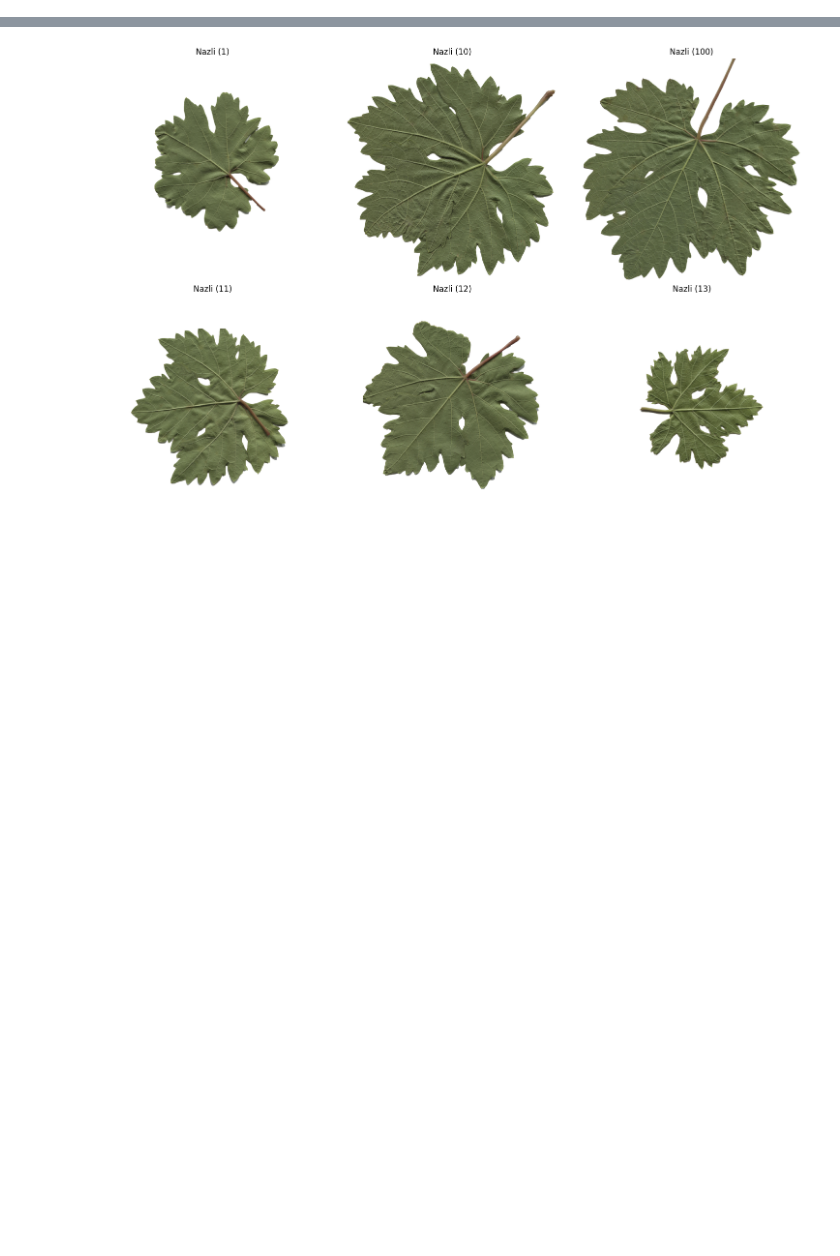
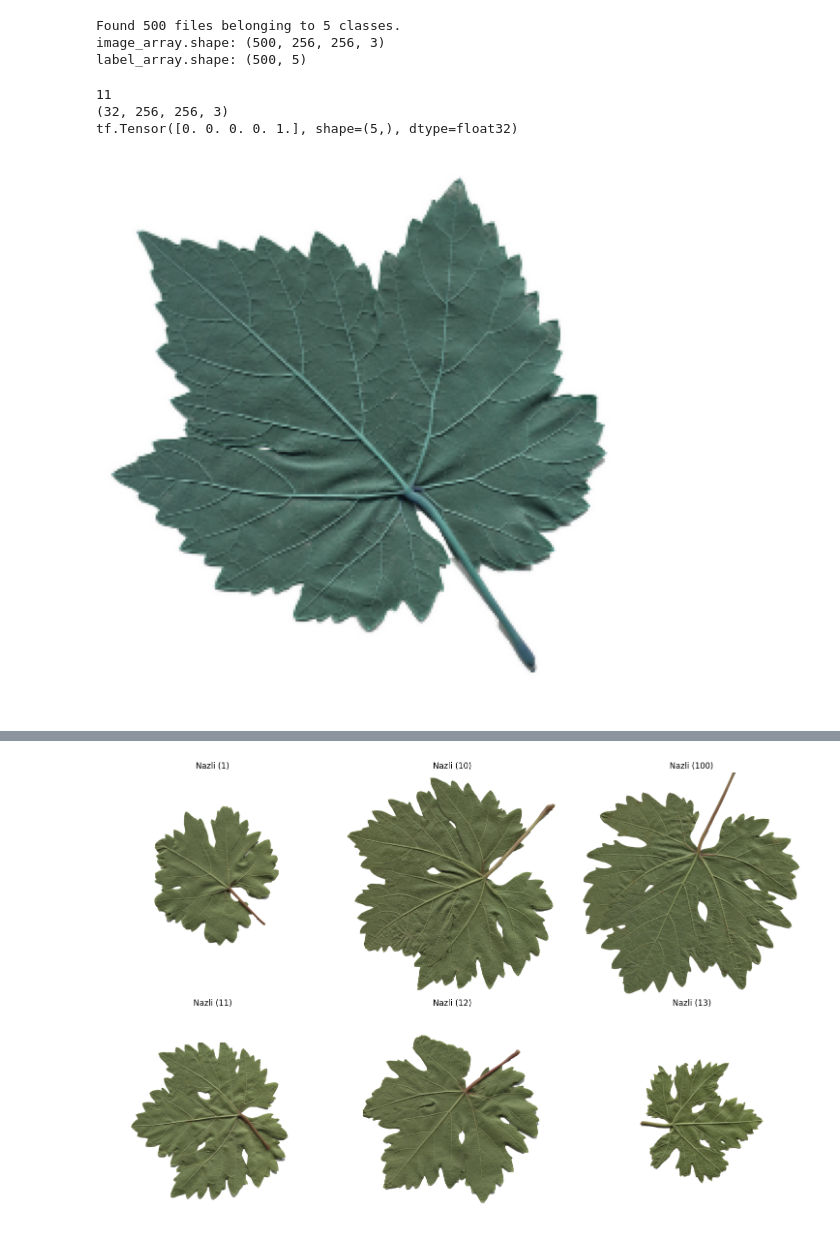
Before and after one commit to MattiaPedemonte/Leaf-classificator, a Jupyter notebook: leaf_classificator.ipynb, the cells around one changed output, grey strips where cells are left out. Cells and saved outputs as stored; diff of their text form; code cells hidden in the pictures; blank space fills up the shorter version.

Commit message:
added separation train test validation + visualization

```diff
--- a/leaf_classificator.ipynb
+++ b/leaf_classificator.ipynb
@@ -73,0 +52,68 @@ Error:
+# %%
+IMG_SIZE = (256, 256)
+BATCH_SIZE = 32
+seed = 11
+all_data = tf.keras.utils.image_dataset_from_directory(
+    "C:/Users/testb/Desktop/grapevine_leaf/Grapevine_Leaves_Image_Dataset",
+    labels='inferred',
+    label_mode='categorical',  # etichette one-hot
+    image_size=IMG_SIZE,  # ad esempio (224, 224)
+    batch_size=None  # nessun batch, ottieni tutte le immagini una per una
+)
+
+# Estrai le immagini e le etichette dal dataset
+image_list = []
+label_list = []
+
+for image, label in all_data:
+    image_list.append(image.numpy())  # Converti l'immagine in NumPy array
+    label_list.append(label.numpy())  # Converti l'etichetta in NumPy array
+
+# Converti le liste in array NumPy
+image_array = np.array(image_list)
+label_array = np.array(label_list)
+
+print(f"image_array.shape: {image_array.shape}")
+print(f"label_array.shape: {label_array.shape}")
+
+# Primo split: ottieni training (70%) e temp (30%) per test+validation
+X_train, X_temp, y_train, y_temp = train_test_split(
+    image_array, label_array, test_size=0.3, random_state=seed  # 30% per validation+test
+)
+
+# Secondo split: dividi temp in validation (10%) e test (20%)
+X_val, X_test, y_val, y_test = train_test_split(
+    X_temp, y_temp, test_size=0.66, random_state=seed  # 2/3 per test, 1/3 per validation
+)
+
+# Convertire i dati divisi in tf.data.Dataset
+train_data = tf.data.Dataset.from_tensor_slices((X_train, y_train)).batch(BATCH_SIZE)
+validation_data = tf.data.Dataset.from_tensor_slices((X_val, y_val)).batch(BATCH_SIZE)
+test_data = tf.data.Dataset.from_tensor_slices((X_test, y_test)).batch(BATCH_SIZE)
+
+Not_norm = True
+# %% [output]
+Found 500 files belonging to 5 classes.
+image_array.shape: (500, 256, 256, 3)
+label_array.shape: (500, 5)
+# %%
+print(train_data.cardinality().numpy()) #num BATCH
+for image_batch, labels_batch in train_data:
+    print(image_batch.shape)
+    print(labels_batch[0]) # contiene one-hot delle classi
+    break
+
+img = image_batch[10,:,:,:].numpy().astype(np.uint8)
+# Converti l'immagine da BGR a RGB (OpenCV usa BGR per default)
+img = cv2.cvtColor(img, cv2.COLOR_BGR2RGB)
+
+# Crea una figura e un'asse
+plt.figure(figsize=(8, 8))  # Puoi regolare le dimensioni della figura
+plt.imshow(img)  # Mostra l'immagine
+plt.axis('off')  # Disabilita gli assi
+plt.show()  # Mostra la figura
+# %% [output]
+11
+(32, 256, 256, 3)
+tf.Tensor([0. 0. 0. 0. 1.], shape=(5,), dtype=float32)
+[figure, added]
```
Also changed, not shown: parts of 3 cells of this notebook.
